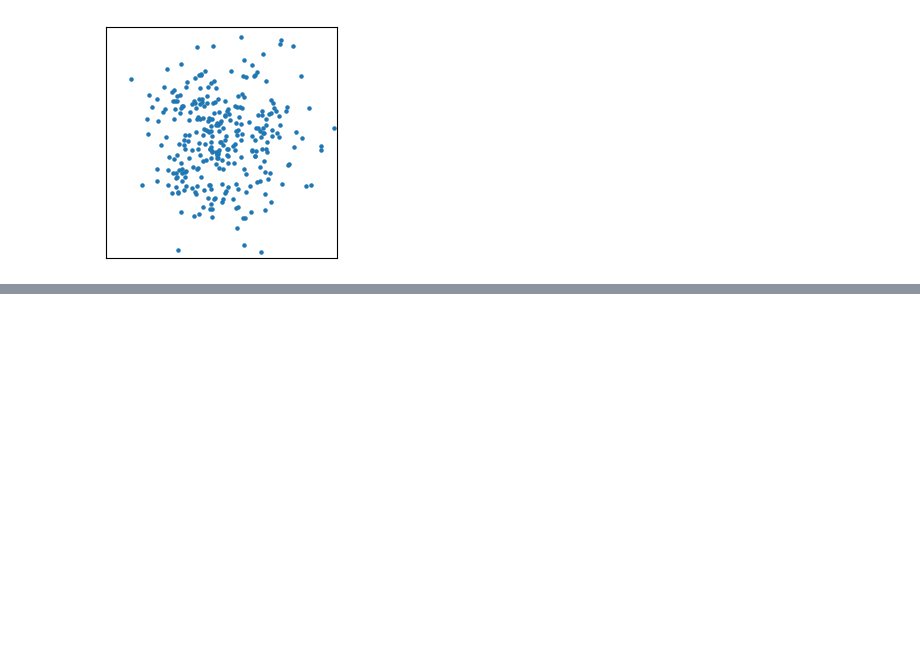
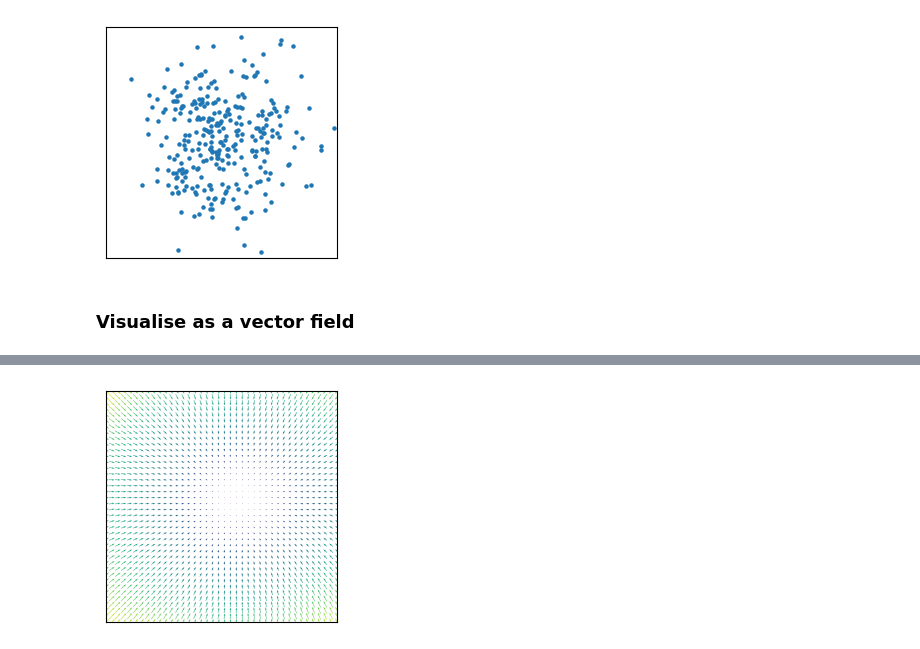
Before and after one commit to Guppy16/NNs-and-Deep-Learning, a Jupyter notebook: experiments/flow_matching/vis_flow.ipynb, the cells around one changed output, grey strips where cells are left out. Saved outputs shown, nothing was run; the diff lists cells and outputs as text; code cells hidden in the pictures; blank space fills up the shorter version.

Commit message:
feat: flow field animation

```diff
--- a/experiments/flow_matching/vis_flow.ipynb
+++ b/experiments/flow_matching/vis_flow.ipynb
@@ -59,3 +56,57 @@ anim.save(f"moons_flow.gif", writer='imagemagick')
 WARNING:matplotlib.animation:MovieWriter imagemagick unavailable; using Pillow instead.
 INFO:matplotlib.animation:Animation.save using <class 'matplotlib.animation.PillowWriter'>
 [figure]
+# %% [markdown]
+### Visualise as a vector field
+# %%
+n_steps = 20
+time_steps = torch.linspace(0., 1., n_steps + 1)
+
+gridpoints = 40
+X = torch.linspace(-3, 3, gridpoints)
+Y = torch.linspace(-3, 3, gridpoints)
+
+X, Y = torch.meshgrid(X, Y)
+
+X = X.ravel()
+Y = Y.ravel()
+
+grid = torch.stack([X, Y], dim=-1)
+
+samples = [
+    model.step(grid, time_steps[i], time_steps[i + 1])
+    for i in range(n_steps)
+]
+
+def uvm_at_idx(i):
+    delta = samples[i] - grid
+    U = delta[:, 0].reshape(gridpoints, gridpoints)
+    V = delta[:, 1].reshape(gridpoints, gridpoints)
+    M = torch.sqrt(U**2 + V**2) # magnitude
+    return U, V, M
+
+
+fig, ax = plt.subplots(1, 1, figsize=(3, 3))
+U, V, M = uvm_at_idx(0)
+Q = ax.quiver(X, Y, U, V, M, scale=1, scale_units='xy', pivot='mid')
+
+ax.set_xlim(-3, 3)
+ax.set_ylim(-3, 3)
+ax.set_aspect('equal')
+# remove axis
+ax.set_xticks([])
+ax.set_yticks([])
+
+def update(step):
+    step = min(step, len(samples) - 1)
+    U, V, M = uvm_at_idx(step)
+    Q.set_UVC(U, V, M)
+    return Q,
+
+
+# ax.quiver(X, Y, U, V, M, scale=1, scale_units='xy', pivot='mid')
+# plt.show()
+
+anim = ani.FuncAnimation(fig, update, frames=range(n_steps + 50), blit=False, interval=100)
+anim.save(f"moons_field.gif", writer='imagemagick')
+# %% [output]
@@ -61,0 +115 @@ INFO:matplotlib.animation:Animation.save using <class 'matplotlib.animation.Pill
+[figure, added]
```
Also changed, not shown: parts of 2 cells of this notebook, 1 other file.
